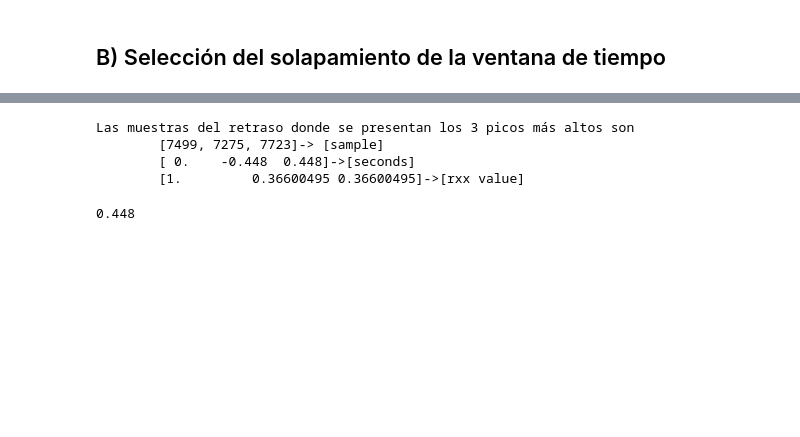
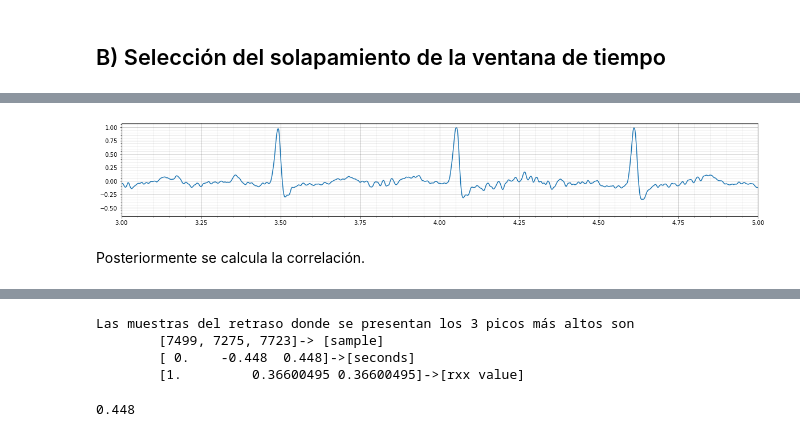
Before and after one commit to DavidUrbaez/Laboratorio_DPS_2, a Jupyter notebook: Laboratorio_senales_2_punto_1_informe.ipynb, the cells around one changed output, grey strips where cells are left out. Drawn from its saved outputs; the diff is of its cells as text; code cells hidden in the pictures; blank space fills up the shorter version.

```diff
--- a/Laboratorio_senales_2_punto_1_informe.ipynb
+++ b/Laboratorio_senales_2_punto_1_informe.ipynb
@@ -233,3 +246,13 @@ Se selecciona un solapamiento de 1 oscilación de la señal en el peor escenario
+# %%
+n=np.arange(len(x))
+x=(x-np.mean(x))
+x=x/np.max(x)
+plot_signal(np.arange(len(x))*Ts,x)
+plt.xlim([3,5]);
+# %% [output]
+[figure, added]
+# %% [markdown]
+Posteriormente se calcula la correlación.
 # %%
 df=get_data(subject="s2")
 df = df.loc[:,["time","ecg"]]
```
Also changed, not shown: parts of 24 cells of this notebook, 6 other files.
